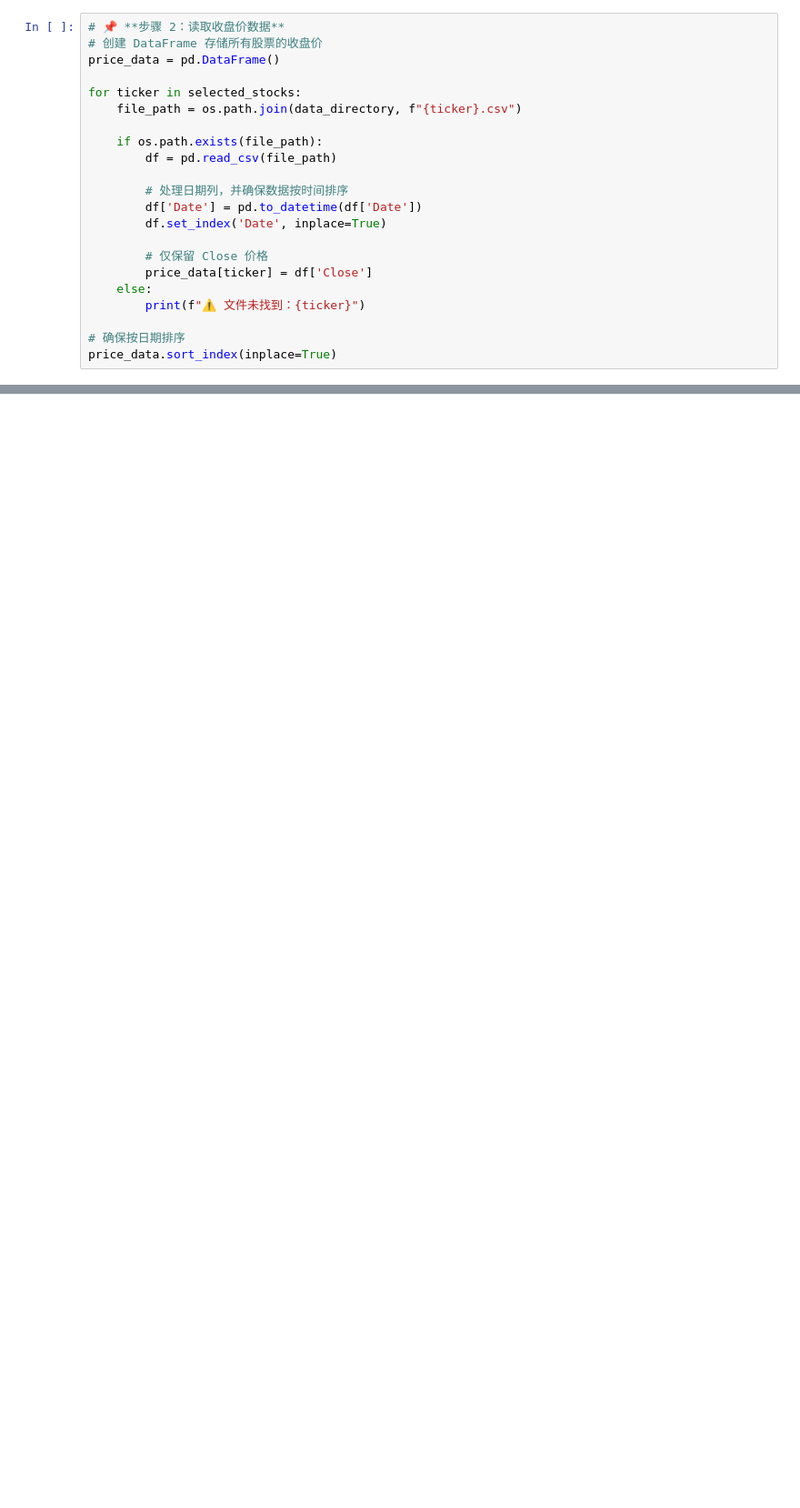
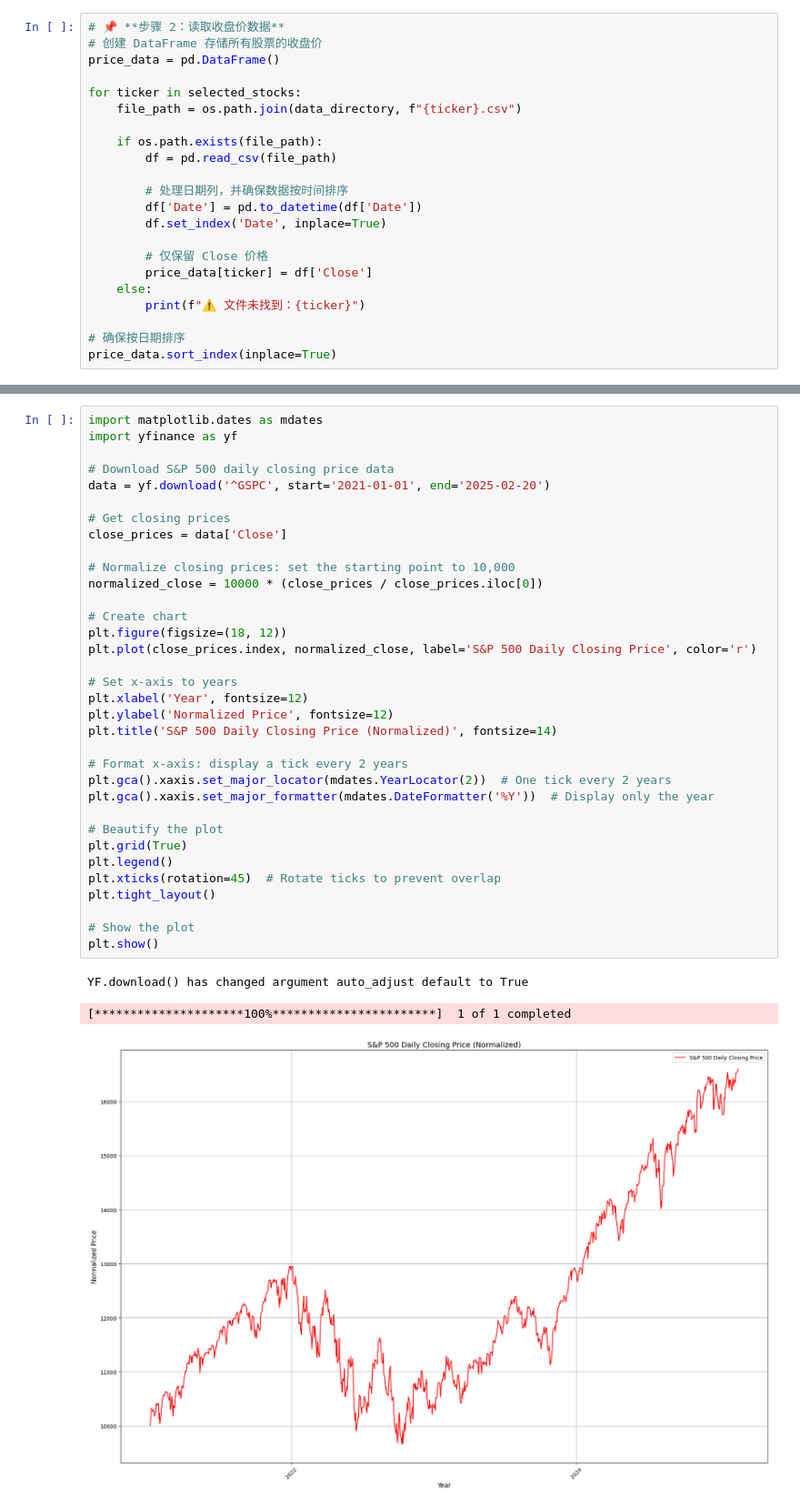
Before and after one commit to JesseLau24/CWP_RL, a Jupyter notebook: 01_Simple_MVO/3_Evaluation.ipynb, the cells around one changed output, grey strips where cells are left out. Shown at 91% size. Cells and saved outputs as stored; diff of their text form; blank space fills up the shorter version.

```diff
--- a/01_Simple_MVO/3_Evaluation.ipynb
+++ b/01_Simple_MVO/3_Evaluation.ipynb
@@ -71 +71,39 @@ print("✅ 投资组合收益曲线已计算完成，并保存为 'portfolio_val
 ✅ 投资组合收益曲线已计算完成，并保存为 'portfolio_value_2021_2025.csv'
+# %%
+import matplotlib.dates as mdates
+import yfinance as yf
+
+# Download S&P 500 daily closing price data
+data = yf.download('^GSPC', start='2021-01-01', end='2025-02-20')
+
+# Get closing prices
+close_prices = data['Close']
+
+# Normalize closing prices: set the starting point to 10,000
+normalized_close = 10000 * (close_prices / close_prices.iloc[0])
+
+# Create chart
+plt.figure(figsize=(18, 12))
+plt.plot(close_prices.index, normalized_close, label='S&P 500 Daily Closing Price', color='r')
+
+# Set x-axis to years
+plt.xlabel('Year', fontsize=12)
+plt.ylabel('Normalized Price', fontsize=12)
+plt.title('S&P 500 Daily Closing Price (Normalized)', fontsize=14)
+
+# Format x-axis: display a tick every 2 years
+plt.gca().xaxis.set_major_locator(mdates.YearLocator(2))  # One tick every 2 years
+plt.gca().xaxis.set_major_formatter(mdates.DateFormatter('%Y'))  # Display only the year
+
+# Beautify the plot
+plt.grid(True)
+plt.legend()
+plt.xticks(rotation=45)  # Rotate ticks to prevent overlap
+plt.tight_layout()
+
+# Show the plot
+plt.show()
+# %% [output]
+YF.download() has changed argument auto_adjust default to True
+[*********************100%***********************]  1 of 1 completed
+[figure, added]
```
Also changed, not shown: parts of 1 cell of this notebook, 3 other files.
